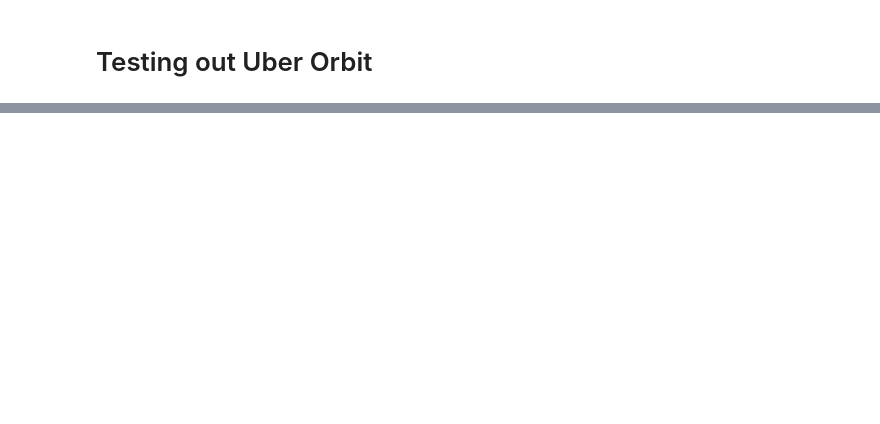
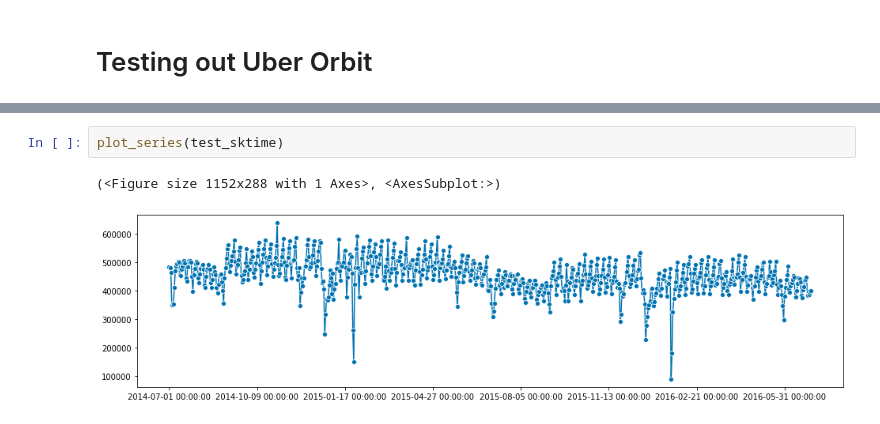
Before and after one commit to Data-drone/timeseries_mlflow, a Jupyter notebook: TimeSeries Forecast.ipynb, the cells around one changed output, grey strips where cells are left out. Drawn from its saved outputs; the diff is of its cells as text; blank space fills up the shorter version.

```diff
--- a/TimeSeries Forecast.ipynb
+++ b/TimeSeries Forecast.ipynb
@@ -289,0 +330,5 @@ time: 17.7 s (started: 2021-07-24 15:10:39 +00:00)
+# %%
+plot_series(test_sktime)
+# %% [output]
+(<Figure size 1152x288 with 1 Axes>, <AxesSubplot:>)
+[figure, added]
```
Also changed, not shown: parts of 44 cells of this notebook.
